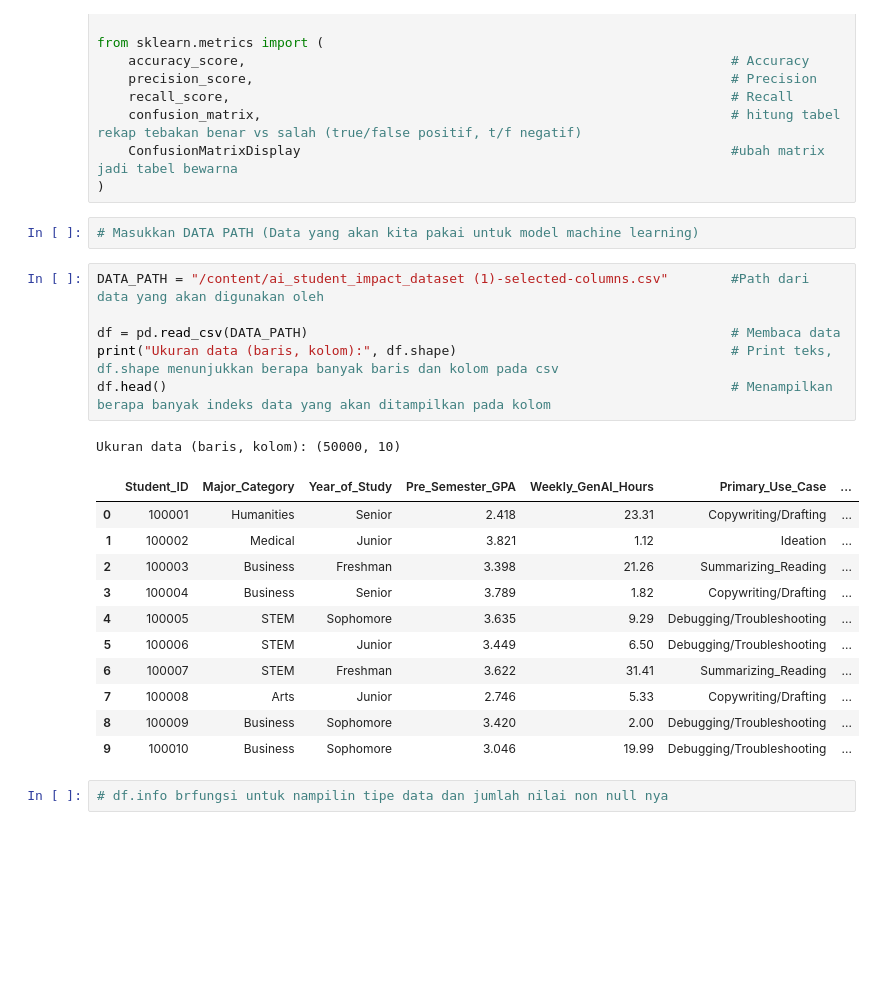
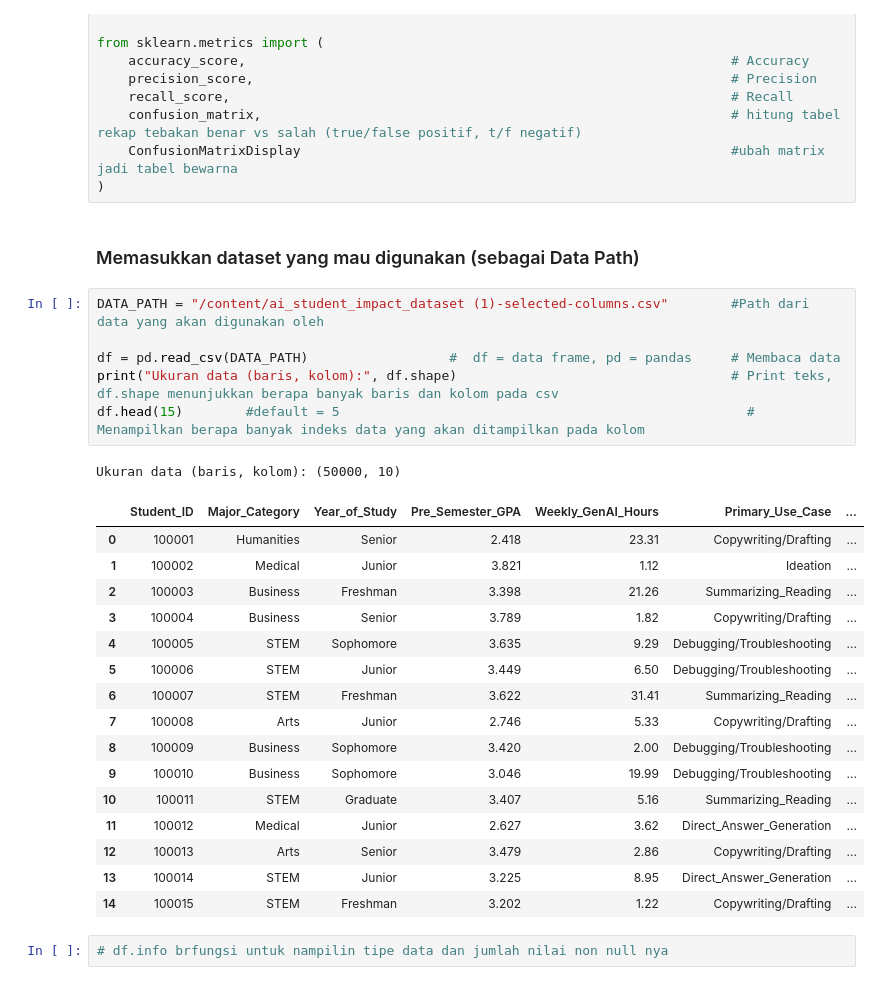
Before and after one commit to Shxrp08/Project_SG_I-Smile_Group6_2026, a Jupyter notebook: Project_SG_Group_6.ipynb, the cells around one changed output. Drawn from its saved outputs; the diff is of its cells as text; blank space fills up the shorter version.

```diff
--- a/Project_SG_Group_6.ipynb
+++ b/Project_SG_Group_6.ipynb
@@ -41,27 +41,32 @@ from sklearn.metrics import (
     confusion_matrix,                                                            # hitung tabel rekap tebakan benar vs salah (true/false positif, t/f negatif)
     ConfusionMatrixDisplay                                                       #ubah matrix jadi tabel bewarna
 )
-# %%
-# Masukkan DATA PATH (Data yang akan kita pakai untuk model machine learning)
+# %% [markdown]
+### Memasukkan dataset yang mau digunakan (sebagai Data Path)
 # %%
 DATA_PATH = "/content/ai_student_impact_dataset (1)-selected-columns.csv"        #Path dari data yang akan digunakan oleh
 
-df = pd.read_csv(DATA_PATH)                                                      # Membaca data
+df = pd.read_csv(DATA_PATH)                  #  df = data frame, pd = pandas     # Membaca data
 print("Ukuran data (baris, kolom):", df.shape)                                   # Print teks, df.shape menunjukkan berapa banyak baris dan kolom pada csv
-df.head()                                                                        # Menampilkan berapa banyak indeks data yang akan ditampilkan pada kolom
+df.head(15)        #default = 5                                                    # Menampilkan berapa banyak indeks data yang akan ditampilkan pada kolom
 # %% [output]
 Ukuran data (baris, kolom): (50000, 10)
 |  | Student_ID | Major_Category | Year_of_Study | Pre_Semester_GPA | Weekly_GenAI_Hours | Primary_Use_Case | ... |
 | 0 | 100001 | Humanities | Senior | 2.418 | 23.31 | Copywriting/Drafting | ... |
 | 1 | 100002 | Medical | Junior | 3.821 | 1.12 | Ideation | ... |
 | 2 | 100003 | Business | Freshman | 3.398 | 21.26 | Summarizing_Reading | ... |
 | 3 | 100004 | Business | Senior | 3.789 | 1.82 | Copywriting/Drafting | ... |
 | 4 | 100005 | STEM | Sophomore | 3.635 | 9.29 | Debugging/Troubleshooting | ... |
 | 5 | 100006 | STEM | Junior | 3.449 | 6.50 | Debugging/Troubleshooting | ... |
 | 6 | 100007 | STEM | Freshman | 3.622 | 31.41 | Summarizing_Reading | ... |
 | 7 | 100008 | Arts | Junior | 2.746 | 5.33 | Copywriting/Drafting | ... |
 | 8 | 100009 | Business | Sophomore | 3.420 | 2.00 | Debugging/Troubleshooting | ... |
 | 9 | 100010 | Business | Sophomore | 3.046 | 19.99 | Debugging/Troubleshooting | ... |
+| 10 | 100011 | STEM | Graduate | 3.407 | 5.16 | Summarizing_Reading | ... |
+| 11 | 100012 | Medical | Junior | 2.627 | 3.62 | Direct_Answer_Generation | ... |
+| 12 | 100013 | Arts | Senior | 3.479 | 2.86 | Copywriting/Drafting | ... |
+| 13 | 100014 | STEM | Junior | 3.225 | 8.95 | Direct_Answer_Generation | ... |
+| 14 | 100015 | STEM | Freshman | 3.202 | 1.22 | Copywriting/Drafting | ... |
 # %%
 # df.info brfungsi untuk nampilin tipe data dan jumlah nilai non null nya
 # %%
```
